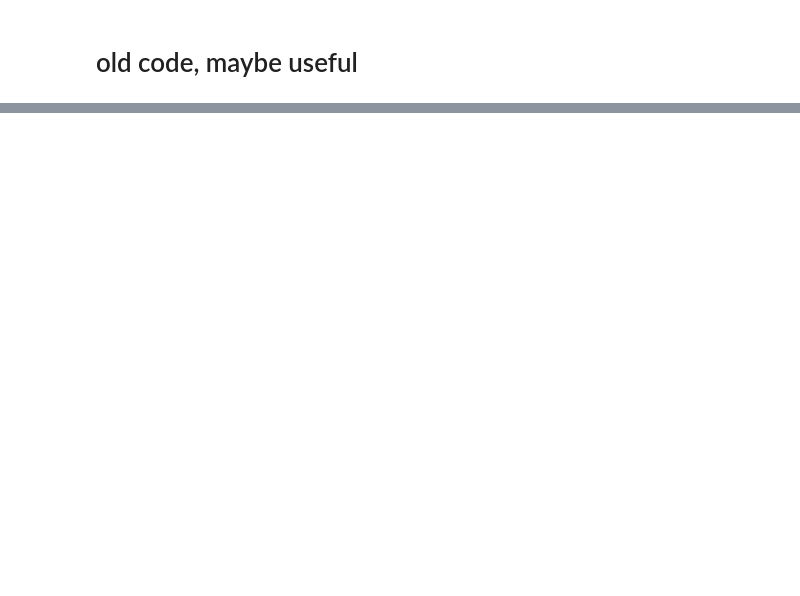
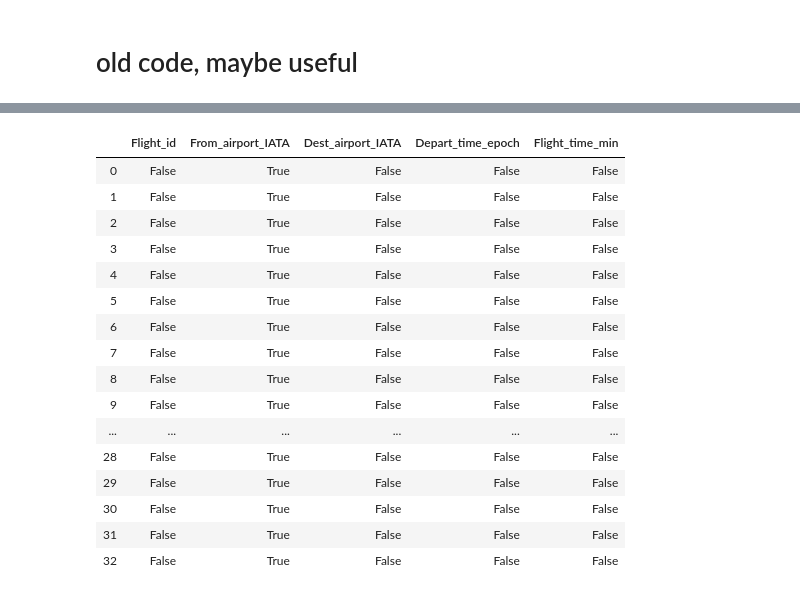
Before and after one commit to bloomfield-analysis/jk800839, a Jupyter notebook: CSMCC16 Flight Assignment JK800839.ipynb, the cells around one changed output, grey strips where cells are left out. Saved outputs shown, nothing was run; the diff lists cells and outputs as text; code cells hidden in the pictures; blank space fills up the shorter version.

```diff
--- a/CSMCC16 Flight Assignment JK800839.ipynb
+++ b/CSMCC16 Flight Assignment JK800839.ipynb
@@ -57,0 +300,6 @@ pass_datet_df.columns = ['Passenger_id'
+# %%
+#rename columns to allow merge
+flight_only_grp.columns = ['Flight_id'
+                        ,'Airport_IATA_code']
+#flight_dest.columns = ['Flight_id'
+ #                       ,'Airport_IATA_code']
@@ -427,3 +543,23 @@ pass_data_df.groupby(['From_airport_IATA']).count()
+# %%
+flight_only_grp.isin(flight_only_grp['From_airport_IATA'])
+# %% [output]
+|  | Flight_id | From_airport_IATA | Dest_airport_IATA | Depart_time_epoch | Flight_time_min |
+| 0 | False | True | False | False | False |
+| 1 | False | True | False | False | False |
+| 2 | False | True | False | False | False |
+| 3 | False | True | False | False | False |
+| 4 | False | True | False | False | False |
+| 5 | False | True | False | False | False |
+| 6 | False | True | False | False | False |
+| 7 | False | True | False | False | False |
+| 8 | False | True | False | False | False |
+| 9 | False | True | False | False | False |
+| ... | ... | ... | ... | ... | ... |
+| 28 | False | True | False | False | False |
+| 29 | False | True | False | False | False |
+| 30 | False | True | False | False | False |
+| 31 | False | True | False | False | False |
+| 32 | False | True | False | False | False |
 # %%
 #pass_data_df.set_index(["From_airport_IATA"]).count(level="From_airport_IATA")
 pass_data_df.count(axis="From_airport_IATA")
```
Also changed, not shown: parts of 52 cells of this notebook.
